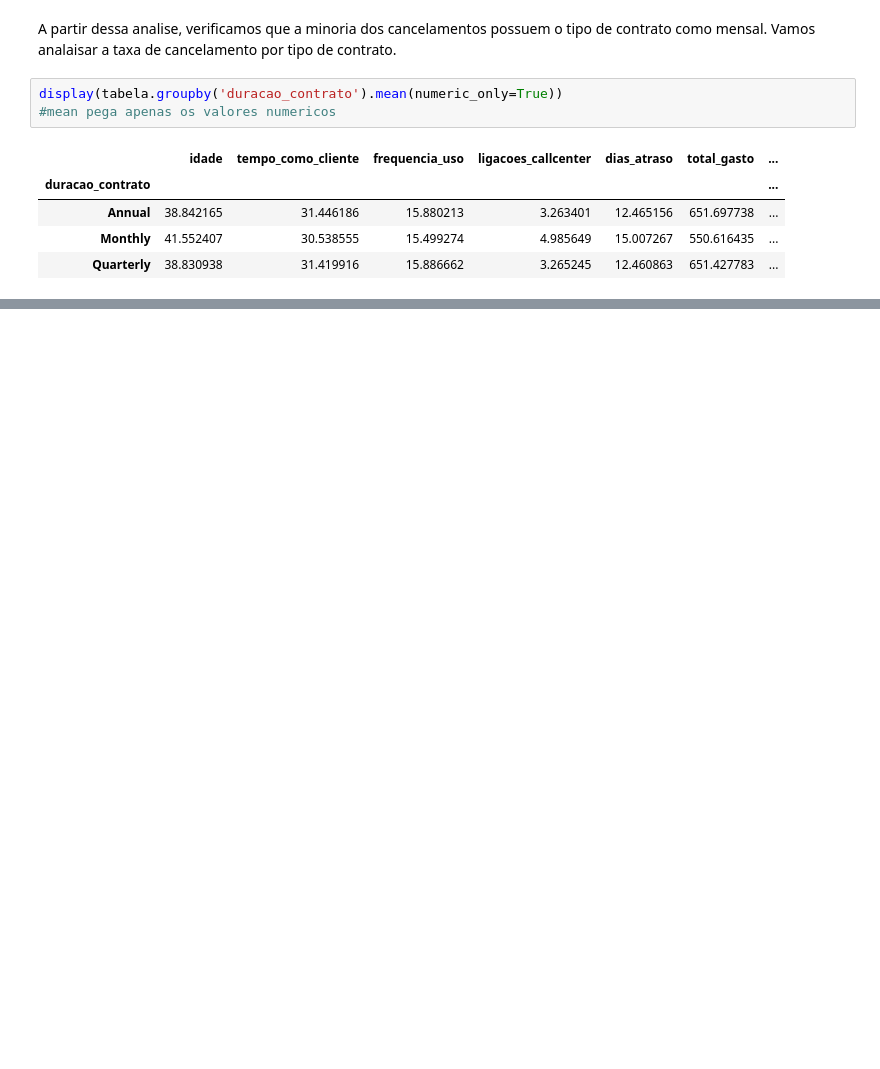
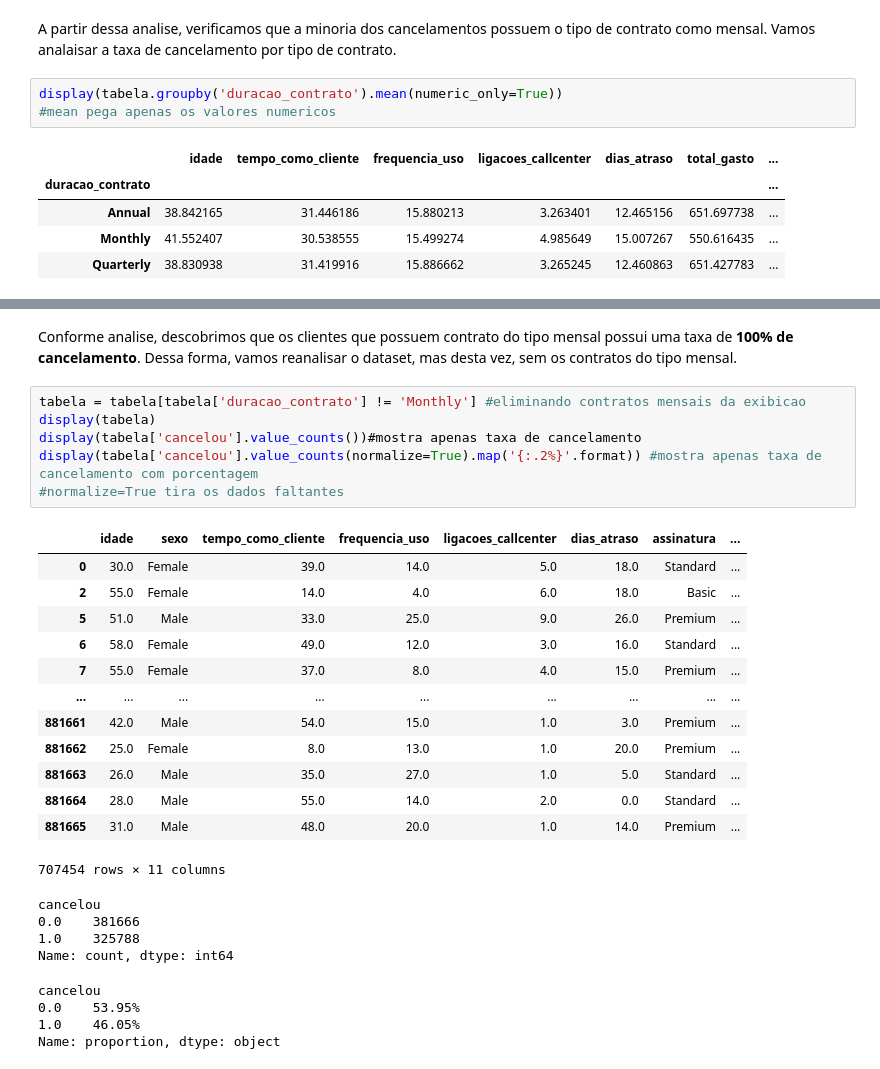
Before and after one commit to JenniferMelissa/mineracao_de_dados, a Jupyter notebook: mineracao.ipynb, the cells around one changed output, grey strips where cells are left out. Saved outputs shown, nothing was run; the diff lists cells and outputs as text; blank space fills up the shorter version.

Commit message:
mineracao de dados parte 2

```diff
--- a/mineracao.ipynb
+++ b/mineracao.ipynb
@@ -119,0 +199,30 @@ display(tb_cancelar['cancelou'].map('{:.2%}'.format))
+# %% [markdown]
+Conforme analise, descobrimos que os clientes que possuem contrato do tipo mensal possui uma taxa de **100% de cancelamento**. Dessa forma, vamos reanalisar o dataset, mas desta vez, sem os contratos do tipo  mensal.
+# %%
+tabela = tabela[tabela['duracao_contrato'] != 'Monthly'] #eliminando contratos mensais da exibicao
+display(tabela)
+display(tabela['cancelou'].value_counts())#mostra apenas taxa de cancelamento
+display(tabela['cancelou'].value_counts(normalize=True).map('{:.2%}'.format)) #mostra apenas taxa de cancelamento com porcentagem
+#normalize=True tira os dados faltantes
+# %% [output]
+|  | idade | sexo | tempo_como_cliente | frequencia_uso | ligacoes_callcenter | dias_atraso | assinatura | ... |
+| 0 | 30.0 | Female | 39.0 | 14.0 | 5.0 | 18.0 | Standard | ... |
+| 2 | 55.0 | Female | 14.0 | 4.0 | 6.0 | 18.0 | Basic | ... |
+| 5 | 51.0 | Male | 33.0 | 25.0 | 9.0 | 26.0 | Premium | ... |
+| 6 | 58.0 | Female | 49.0 | 12.0 | 3.0 | 16.0 | Standard | ... |
+| 7 | 55.0 | Female | 37.0 | 8.0 | 4.0 | 15.0 | Premium | ... |
+| ... | ... | ... | ... | ... | ... | ... | ... | ... |
+| 881661 | 42.0 | Male | 54.0 | 15.0 | 1.0 | 3.0 | Premium | ... |
+| 881662 | 25.0 | Female | 8.0 | 13.0 | 1.0 | 20.0 | Premium | ... |
+| 881663 | 26.0 | Male | 35.0 | 27.0 | 1.0 | 5.0 | Standard | ... |
+| 881664 | 28.0 | Male | 55.0 | 14.0 | 2.0 | 0.0 | Standard | ... |
+| 881665 | 31.0 | Male | 48.0 | 20.0 | 1.0 | 14.0 | Premium | ... |
+707454 rows × 11 columns
+cancelou
+0.0    381666
+1.0    325788
+Name: count, dtype: int64
+cancelou
+0.0    53.95%
+1.0    46.05%
+Name: proportion, dtype: object
```
Also changed, not shown: parts of 13 cells of this notebook.
